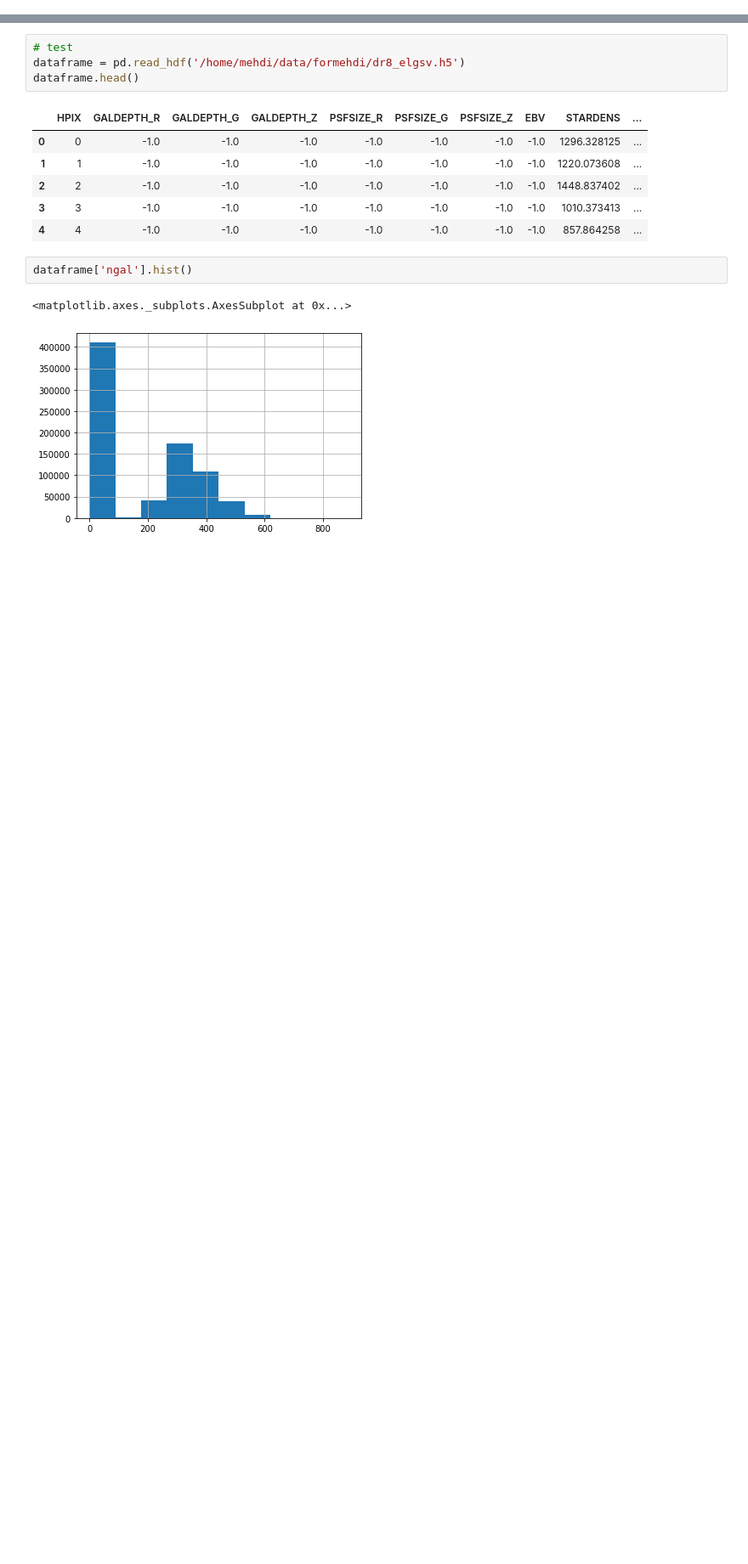
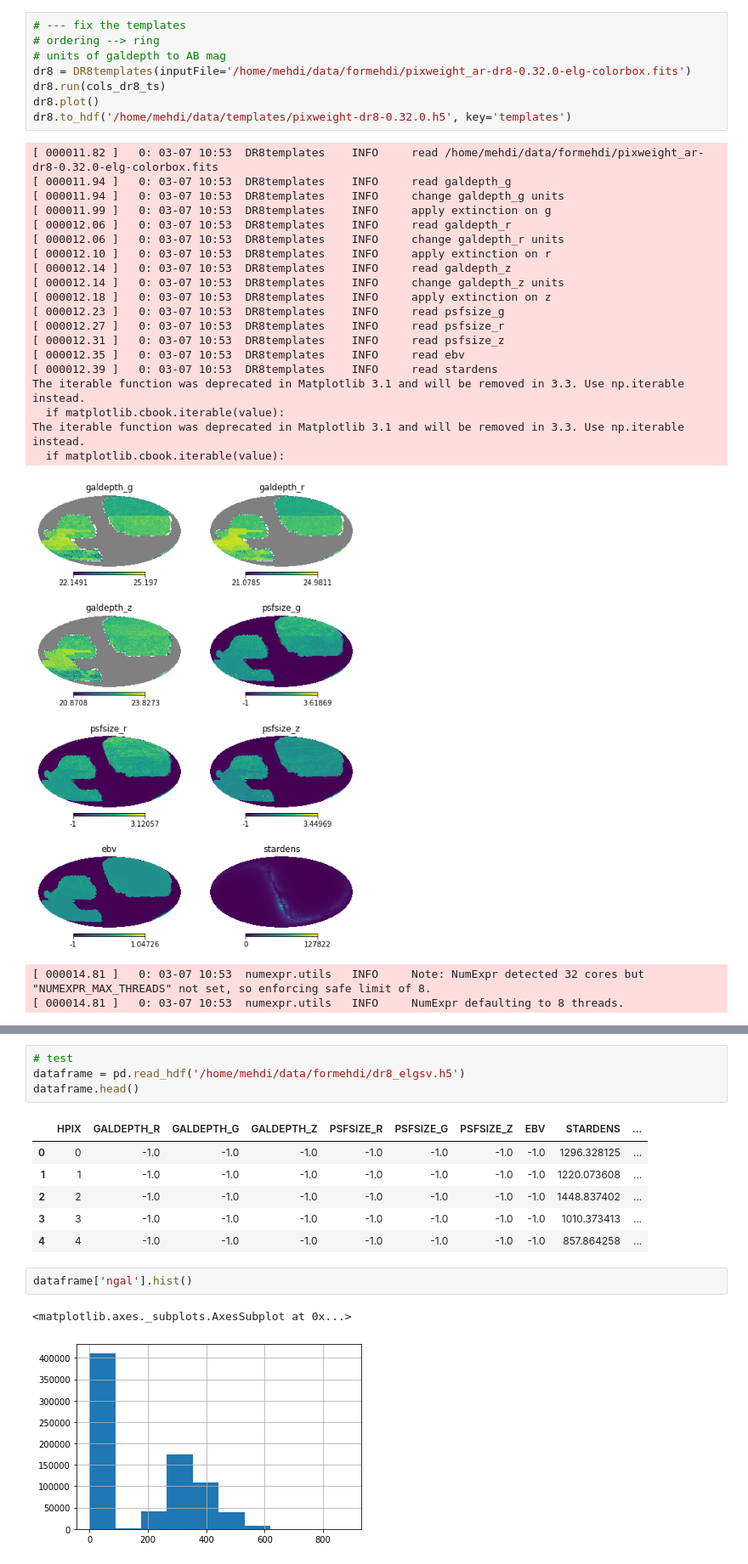
Before and after one commit to mehdirezaie/desisv, a Jupyter notebook: prepare_for_NN_split.ipynb, the cells around one changed output, grey strips where cells are left out. Shown at 85% size. Drawn from its saved outputs; the diff is of its cells as text; blank space fills up the shorter version.

```diff
--- a/prepare_for_NN_split.ipynb
+++ b/prepare_for_NN_split.ipynb
@@ -14,0 +21,31 @@ camb is not installed!
+# %%
+# --- fix the templates
+# ordering --> ring
+# units of galdepth to AB mag
+dr8 = DR8templates(inputFile='/home/mehdi/data/formehdi/pixweight_ar-dr8-0.32.0-elg-colorbox.fits')
+dr8.run(cols_dr8_ts)
+dr8.plot()
+dr8.to_hdf('/home/mehdi/data/templates/pixweight-dr8-0.32.0.h5', key='templates')
+# %% [output]
+[ 000011.82 ]   0: 03-07 10:53  DR8templates    INFO     read /home/mehdi/data/formehdi/pixweight_ar-dr8-0.32.0-elg-colorbox.fits
+[ 000011.94 ]   0: 03-07 10:53  DR8templates    INFO     read galdepth_g
+[ 000011.94 ]   0: 03-07 10:53  DR8templates    INFO     change galdepth_g units
+[ 000011.99 ]   0: 03-07 10:53  DR8templates    INFO     apply extinction on g
+[ 000012.06 ]   0: 03-07 10:53  DR8templates    INFO     read galdepth_r
+[ 000012.06 ]   0: 03-07 10:53  DR8templates    INFO     change galdepth_r units
+[ 000012.10 ]   0: 03-07 10:53  DR8templates    INFO     apply extinction on r
+[ 000012.14 ]   0: 03-07 10:53  DR8templates    INFO     read galdepth_z
+[ 000012.14 ]   0: 03-07 10:53  DR8templates    INFO     change galdepth_z units
+[ 000012.18 ]   0: 03-07 10:53  DR8templates    INFO     apply extinction on z
+[ 000012.23 ]   0: 03-07 10:53  DR8templates    INFO     read psfsize_g
+[ 000012.27 ]   0: 03-07 10:53  DR8templates    INFO     read psfsize_r
+[ 000012.31 ]   0: 03-07 10:53  DR8templates    INFO     read psfsize_z
+[ 000012.35 ]   0: 03-07 10:53  DR8templates    INFO     read ebv
+[ 000012.39 ]   0: 03-07 10:53  DR8templates    INFO     read stardens
+The iterable function was deprecated in Matplotlib 3.1 and will be removed in 3.3. Use np.iterable instead.
+  if matplotlib.cbook.iterable(value):
+The iterable function was deprecated in Matplotlib 3.1 and will be removed in 3.3. Use np.iterable instead.
+  if matplotlib.cbook.iterable(value):
+[figure, added]
+[ 000014.81 ]   0: 03-07 10:53  numexpr.utils   INFO     Note: NumExpr detected 32 cores but "NUMEXPR_MAX_THREADS" not set, so enforcing safe limit of 8.
+[ 000014.81 ]   0: 03-07 10:53  numexpr.utils   INFO     NumExpr defaulting to 8 threads.
```
Also changed, not shown: parts of 22 cells of this notebook, 2 other files.
